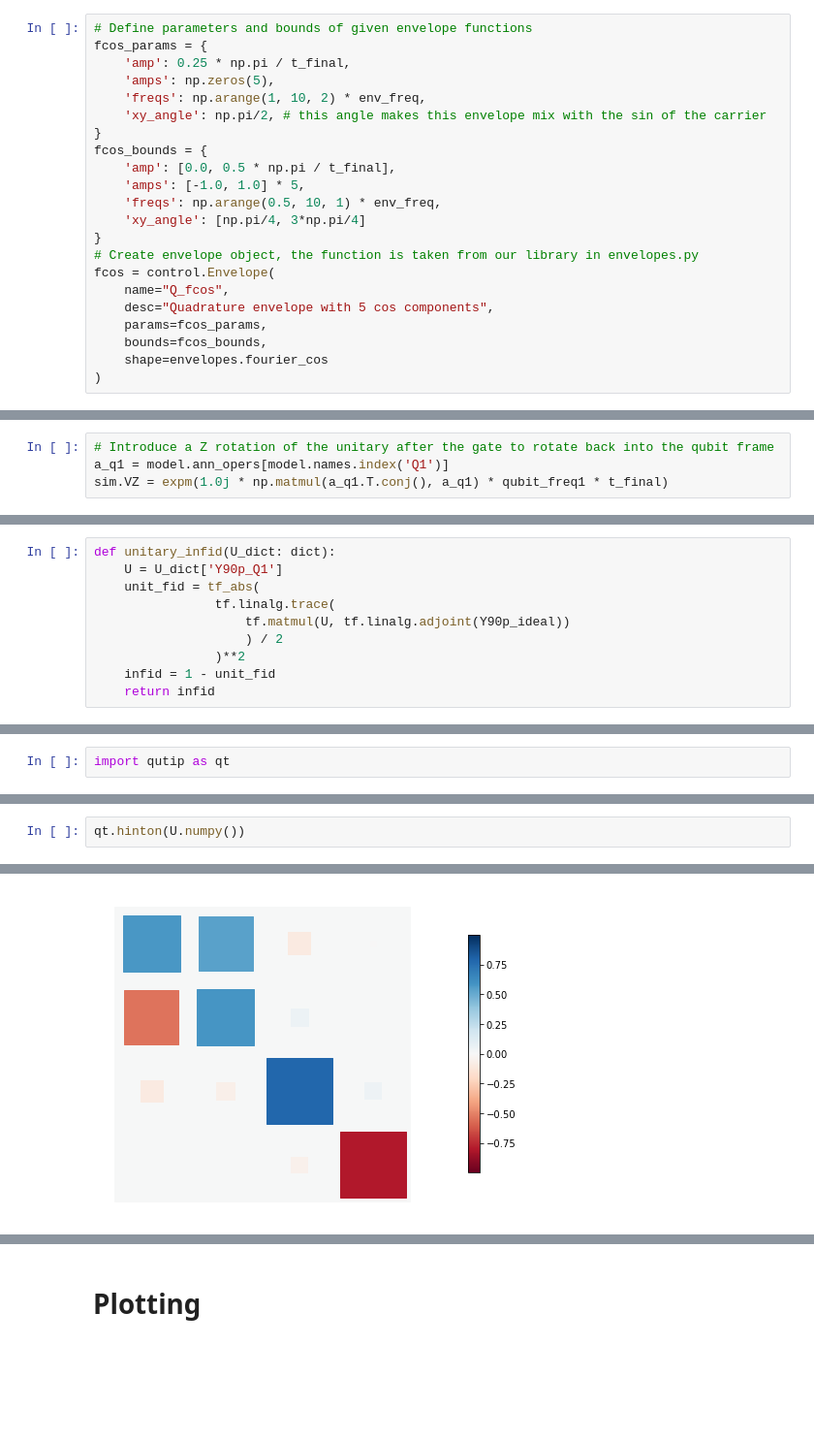
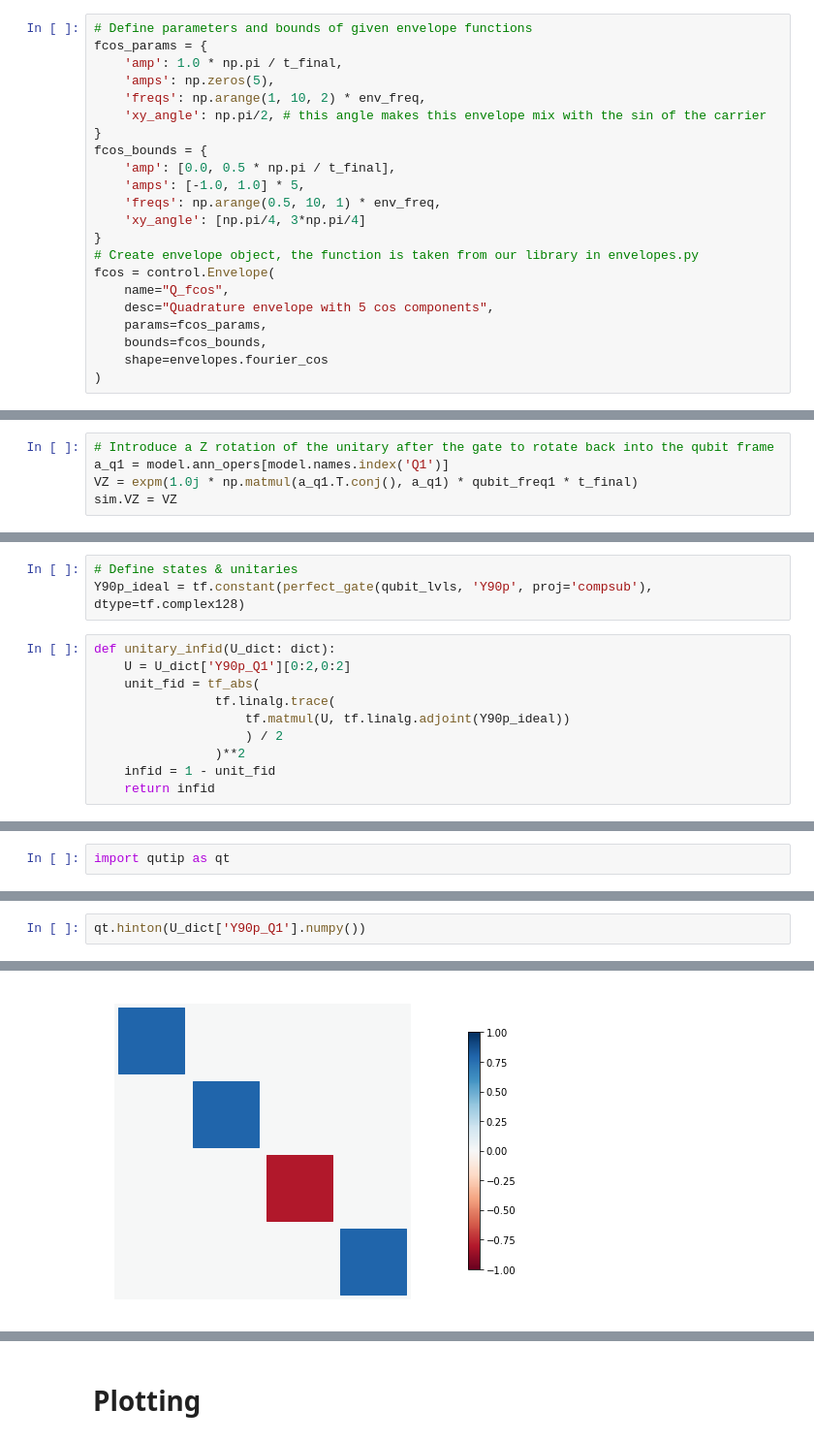
Before and after one commit to q-optimize/c3, a Jupyter notebook: c3po/notebooks/TAIWAN 1q.ipynb, the cells around one changed output, grey strips where cells are left out. Shown at 97% size. Cells and saved outputs as stored; diff of their text form; blank space fills up the shorter version.

```diff
--- a/c3po/notebooks/TAIWAN 1q.ipynb
+++ b/c3po/notebooks/TAIWAN 1q.ipynb
@@ -113,7 +114,7 @@ fsin = control.Envelope(
 # %%
 # Define parameters and bounds of given envelope functions
 fcos_params = {
-    'amp': 0.25 * np.pi / t_final,
+    'amp': 1.0 * np.pi / t_final,
     'amps': np.zeros(5),
     'freqs': np.arange(1, 10, 2) * env_freq,
     'xy_angle': np.pi/2, # this angle makes this envelope mix with the sin of the carrier
@@ -174,7 +175,8 @@ sim = Sim(exp, gates)
 # %%
 # Introduce a Z rotation of the unitary after the gate to rotate back into the qubit frame
 a_q1 = model.ann_opers[model.names.index('Q1')]
-sim.VZ = expm(1.0j * np.matmul(a_q1.T.conj(), a_q1) * qubit_freq1 * t_final)
+VZ = expm(1.0j * np.matmul(a_q1.T.conj(), a_q1) * qubit_freq1 * t_final)
+sim.VZ = VZ
 # %% [markdown]
 ### Create optimizer object
 # %%
@@ -202,6 +194,9 @@ Y90p_Q1_ideal = tf_kron(Y90p_ideal, Id)
+# %%
+# Define states & unitaries
+Y90p_ideal = tf.constant(perfect_gate(qubit_lvls, 'Y90p', proj='compsub'), dtype=tf.complex128)
 # %%
 def unitary_infid(U_dict: dict):
-    U = U_dict['Y90p_Q1']
+    U = U_dict['Y90p_Q1'][0:2,0:2]
     unit_fid = tf_abs(
                 tf.linalg.trace(
                     tf.matmul(U, tf.linalg.adjoint(Y90p_ideal))
@@ -270,7 +283,7 @@ array([[ 0.72747577+0.01534741j, -0.67471192+0.06037841j,
 # %%
-qt.hinton(U.numpy())
+qt.hinton(U_dict['Y90p_Q1'].numpy())
 # %% [output]
 (<Figure size 576x432 with 2 Axes>,
  <matplotlib.axes._subplots.AxesSubplot at 0x...>)
-[figure, old version]
+[figure, new version]
 # %%
```
Also changed, not shown: parts of 24 cells of this notebook, 1 other file.
